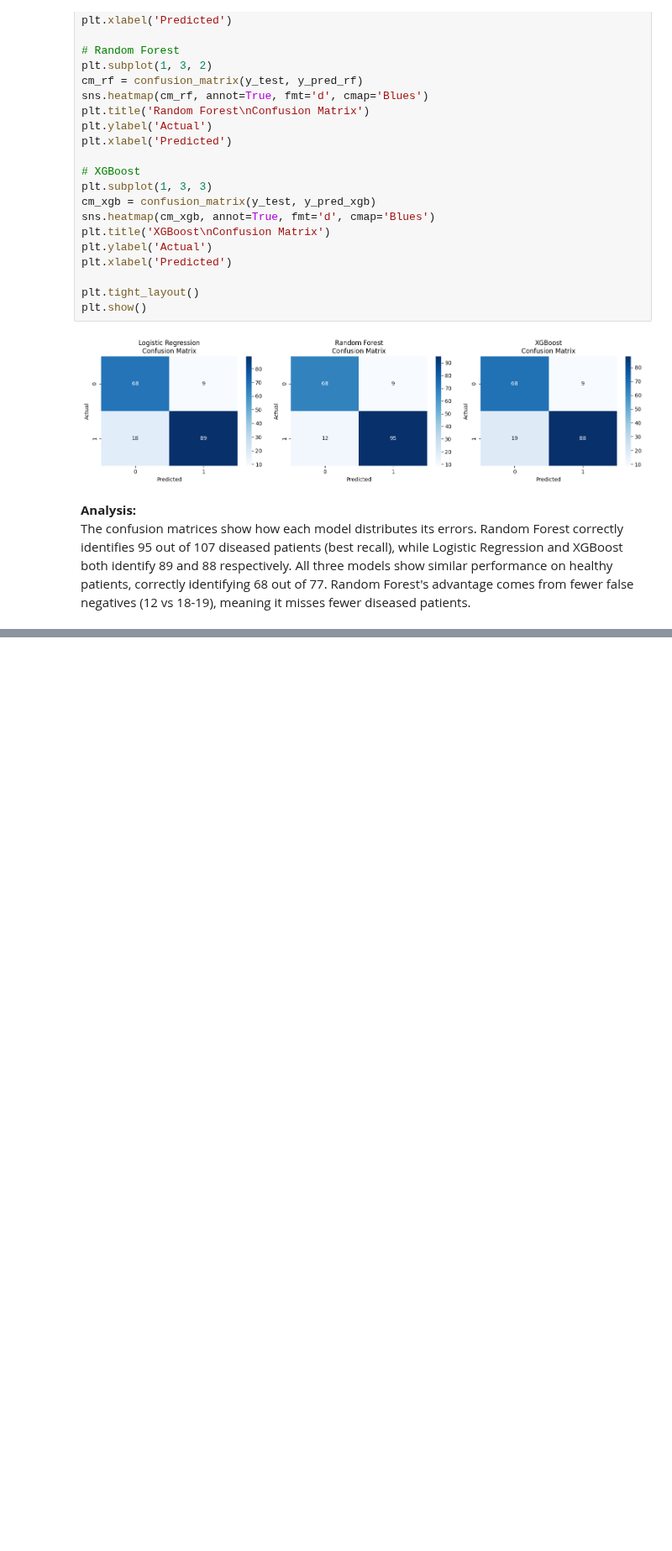
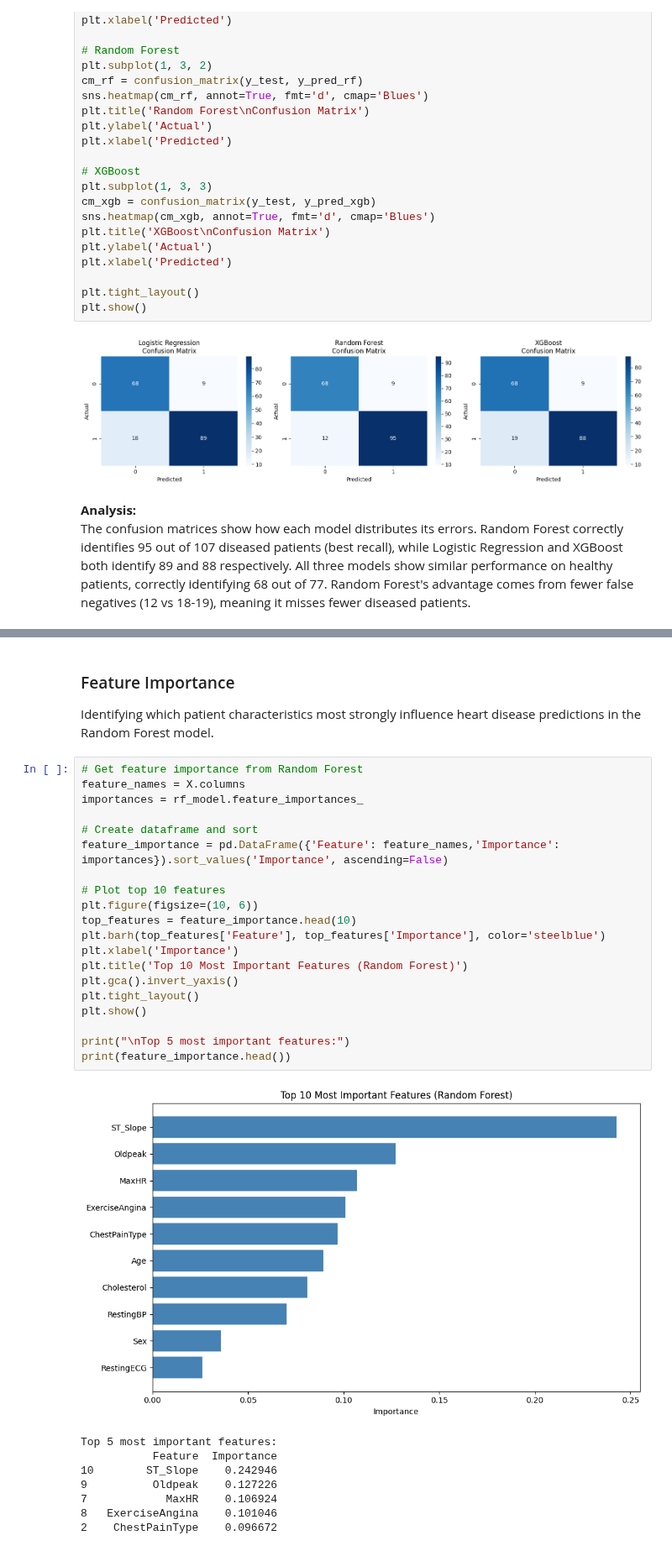
Before and after one commit to AishwaryaAshok846/Heart-Disease-Prediction, a Jupyter notebook: heart_disease_prediction.ipynb, the cells around one changed output, grey strips where cells are left out. Shown at 84% size. Saved outputs shown, nothing was run; the diff lists cells and outputs as text; blank space fills up the shorter version.

```diff
--- a/heart_disease_prediction.ipynb
+++ b/heart_disease_prediction.ipynb
@@ -670,0 +714,33 @@ The confusion matrices show how each model distributes its errors. Random Forest
+# %% [markdown]
+### Feature Importance
+
+Identifying which patient characteristics most strongly influence heart disease predictions in the Random Forest model.
+# %%
+# Get feature importance from Random Forest
+feature_names = X.columns
+importances = rf_model.feature_importances_
+
+# Create dataframe and sort
+feature_importance = pd.DataFrame({'Feature': feature_names,'Importance': importances}).sort_values('Importance', ascending=False)
+
+# Plot top 10 features
+plt.figure(figsize=(10, 6))
+top_features = feature_importance.head(10)
+plt.barh(top_features['Feature'], top_features['Importance'], color='steelblue')
+plt.xlabel('Importance')
+plt.title('Top 10 Most Important Features (Random Forest)')
+plt.gca().invert_yaxis()
+plt.tight_layout()
+plt.show()
+
+print("\nTop 5 most important features:")
+print(feature_importance.head())
+# %% [output]
+[figure, added]
+Top 5 most important features:
+           Feature  Importance
+10        ST_Slope    0.242946
+9          Oldpeak    0.127226
+7            MaxHR    0.106924
+8   ExerciseAngina    0.101046
+2    ChestPainType    0.096672
```
Also changed, not shown: parts of 4 cells of this notebook.
